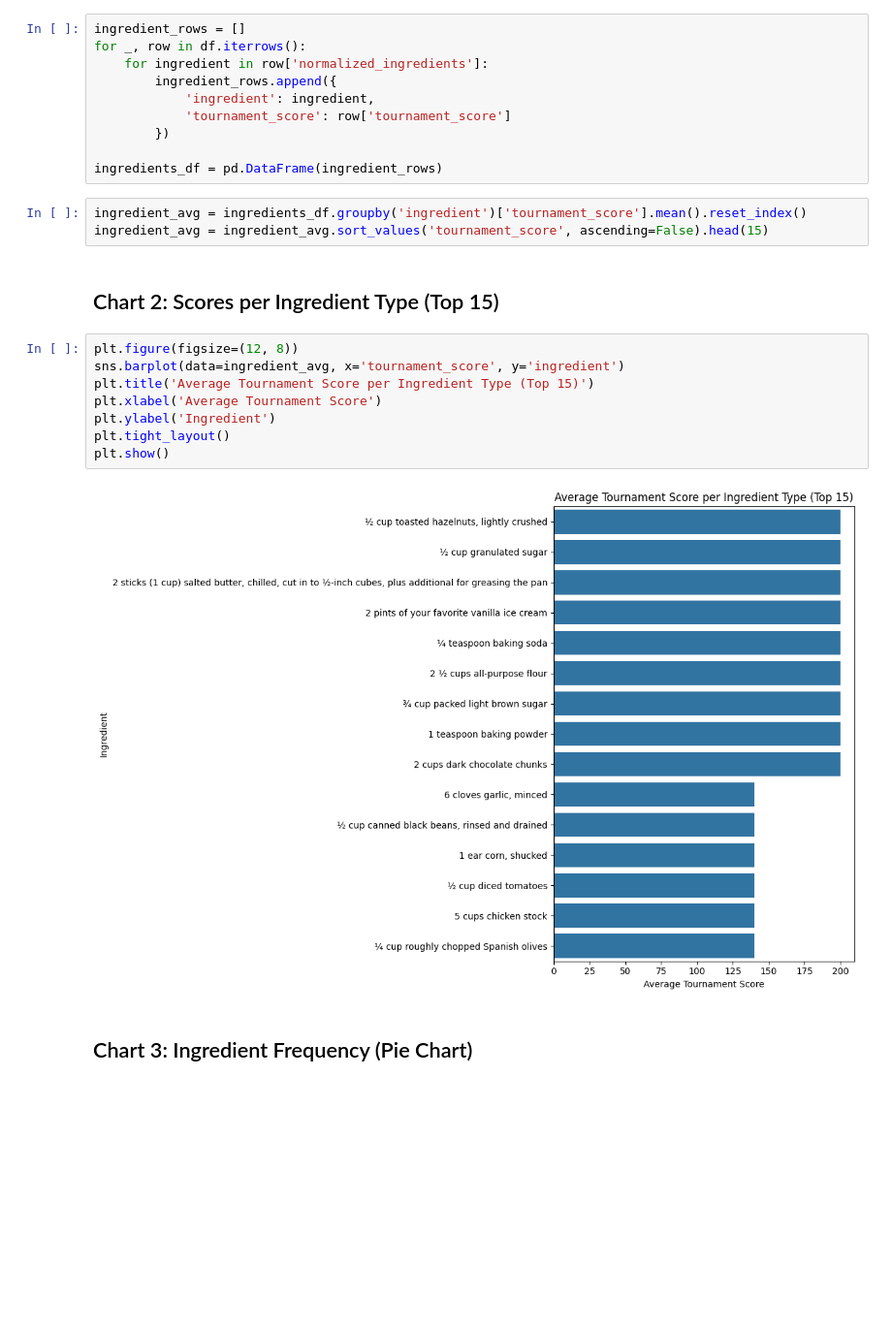
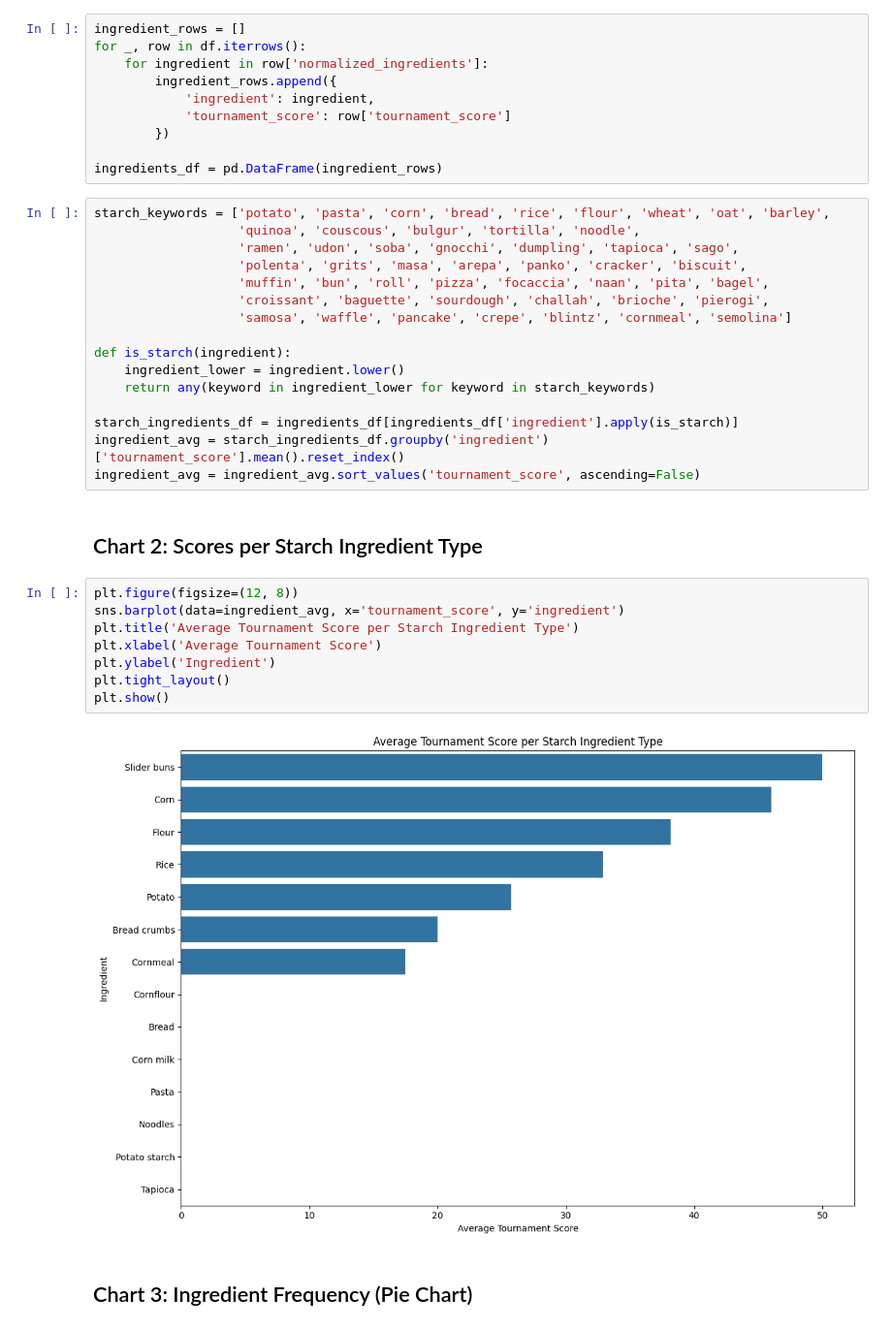
Before and after one commit to henryfaulkner/StarchMadnessStats, a Jupyter notebook: starch_madness_analysis.ipynb, the cells around one changed output. Shown at 97% size. Cells and saved outputs as stored; diff of their text form; blank space fills up the shorter version.

```diff
--- a/starch_madness_analysis.ipynb
+++ b/starch_madness_analysis.ipynb
@@ -68,21 +68,34 @@ for _, row in df.iterrows():
         })
 
 ingredients_df = pd.DataFrame(ingredient_rows)
-# %%
-ingredient_avg = ingredients_df.groupby('ingredient')['tournament_score'].mean().reset_index()
-ingredient_avg = ingredient_avg.sort_values('tournament_score', ascending=False).head(15)
+# %%
+starch_keywords = ['potato', 'pasta', 'corn', 'bread', 'rice', 'flour', 'wheat', 'oat', 'barley',
+                   'quinoa', 'couscous', 'bulgur', 'tortilla', 'noodle',
+                   'ramen', 'udon', 'soba', 'gnocchi', 'dumpling', 'tapioca', 'sago',
+                   'polenta', 'grits', 'masa', 'arepa', 'panko', 'cracker', 'biscuit',
+                   'muffin', 'bun', 'roll', 'pizza', 'focaccia', 'naan', 'pita', 'bagel',
+                   'croissant', 'baguette', 'sourdough', 'challah', 'brioche', 'pierogi',
+                   'samosa', 'waffle', 'pancake', 'crepe', 'blintz', 'cornmeal', 'semolina']
+
+def is_starch(ingredient):
+    ingredient_lower = ingredient.lower()
+    return any(keyword in ingredient_lower for keyword in starch_keywords)
+
+starch_ingredients_df = ingredients_df[ingredients_df['ingredient'].apply(is_starch)]
+ingredient_avg = starch_ingredients_df.groupby('ingredient')['tournament_score'].mean().reset_index()
+ingredient_avg = ingredient_avg.sort_values('tournament_score', ascending=False)
 # %% [markdown]
-## Chart 2: Scores per Ingredient Type (Top 15)
+## Chart 2: Scores per Starch Ingredient Type
 # %%
 plt.figure(figsize=(12, 8))
 sns.barplot(data=ingredient_avg, x='tournament_score', y='ingredient')
-plt.title('Average Tournament Score per Ingredient Type (Top 15)')
+plt.title('Average Tournament Score per Starch Ingredient Type')
 plt.xlabel('Average Tournament Score')
 plt.ylabel('Ingredient')
 plt.tight_layout()
 plt.show()
 # %% [output]
-[figure, old version]
+[figure, new version]
 # %% [markdown]
 ## Chart 3: Ingredient Frequency (Pie Chart)
 # %%
```
Also changed, not shown: parts of 11 cells of this notebook.
